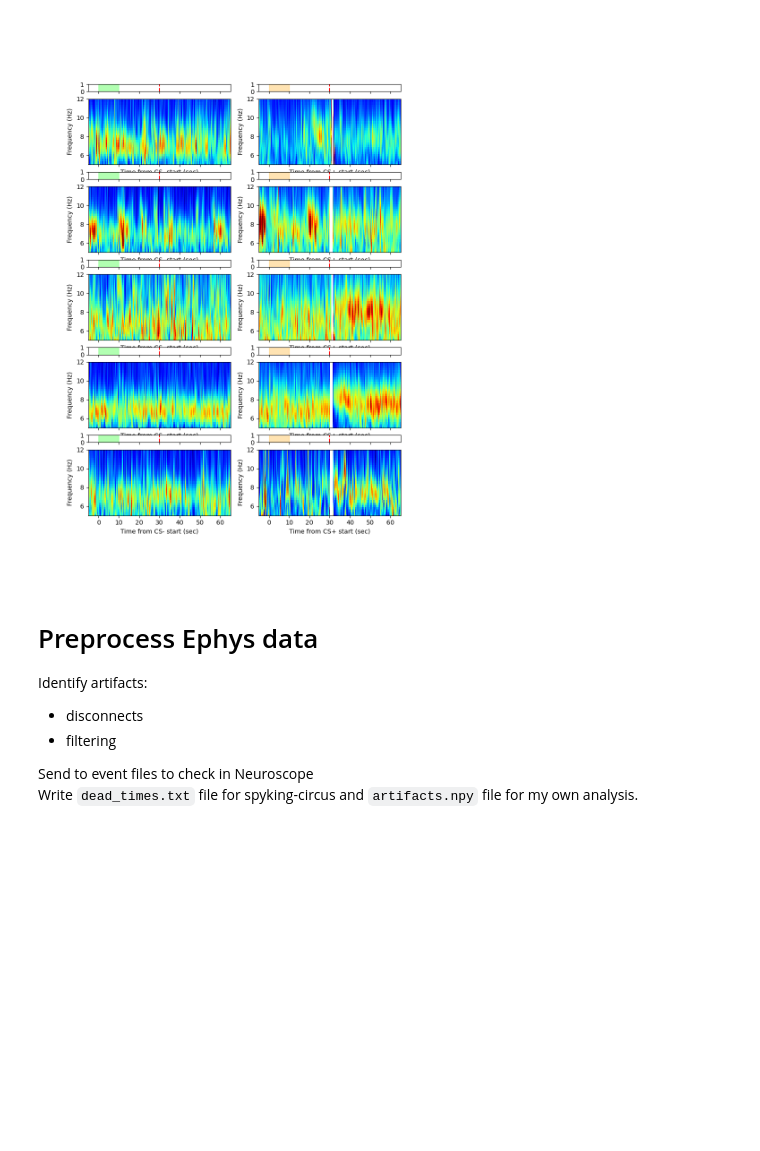
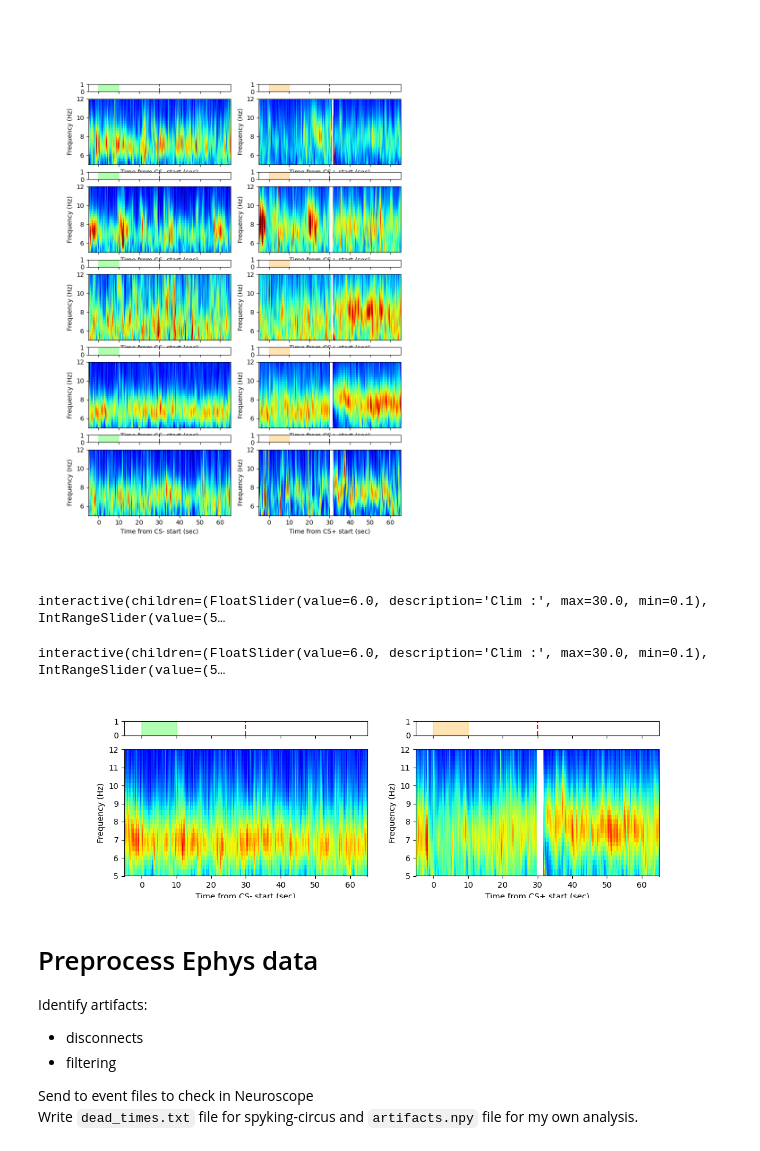
Before and after one commit to nkinsky/TraceFC, a Jupyter notebook: Notebooks/Spectral_Analysis_Group.ipynb, the cells around one changed output. Saved outputs shown, nothing was run; the diff lists cells and outputs as text; code cells hidden in the pictures; blank space fills up the shorter version.

```diff
--- a/Notebooks/Spectral_Analysis_Group.ipynb
+++ b/Notebooks/Spectral_Analysis_Group.ipynb
@@ -191,6 +191,25 @@ interactive(children=(FloatSlider(value=6.0, description='Clim :', max=30.0, min
 interactive(children=(FloatSlider(value=6.0, description='Clim :', max=30.0, min=0.1), IntRangeSlider(value=(5…
 interactive(children=(FloatSlider(value=6.0, description='Clim :', max=30.0, min=0.1), IntRangeSlider(value=(5…
 [figure]
+# %%
+from copy import deepcopy
+_, ax = plt.subplots(2, 2, height_ratios = [1, 9], sharex=True, figsize=(12, 3.5))
+comb_mean = np.array(wv_mean_comb).mean(axis=0)
+
+wv_mean_use = deepcopy(wv_mean_use)
+wv_mean_use.traces = wv_mean_comb_mean[0]
+_, std_sxx = plot_cs_mean_wavelet(wv_mean_use, cs_start_times, cs_type='CS-', buffer_sec=buffer_sec,
+                                          freq_lims=theta_freq_lims, calc_mean=False, std_sxx=None,
+                                          ax=ax[:,0])
+wv_mean_use = deepcopy(wv_mean_use)
+wv_mean_use.traces = wv_mean_comb_mean[1]
+_, std_sxx = plot_cs_mean_wavelet(wv_mean_use, cs_start_times, cs_type='CS+', buffer_sec=buffer_sec,
+                                          freq_lims=theta_freq_lims, calc_mean=False, std_sxx=std_sxx,
+                                          ax=ax[:,1])
+# %% [output]
+interactive(children=(FloatSlider(value=6.0, description='Clim :', max=30.0, min=0.1), IntRangeSlider(value=(5…
+interactive(children=(FloatSlider(value=6.0, description='Clim :', max=30.0, min=0.1), IntRangeSlider(value=(5…
+[figure, added]
 # %% [markdown]
 # Preprocess Ephys data
 Identify artifacts:
```
